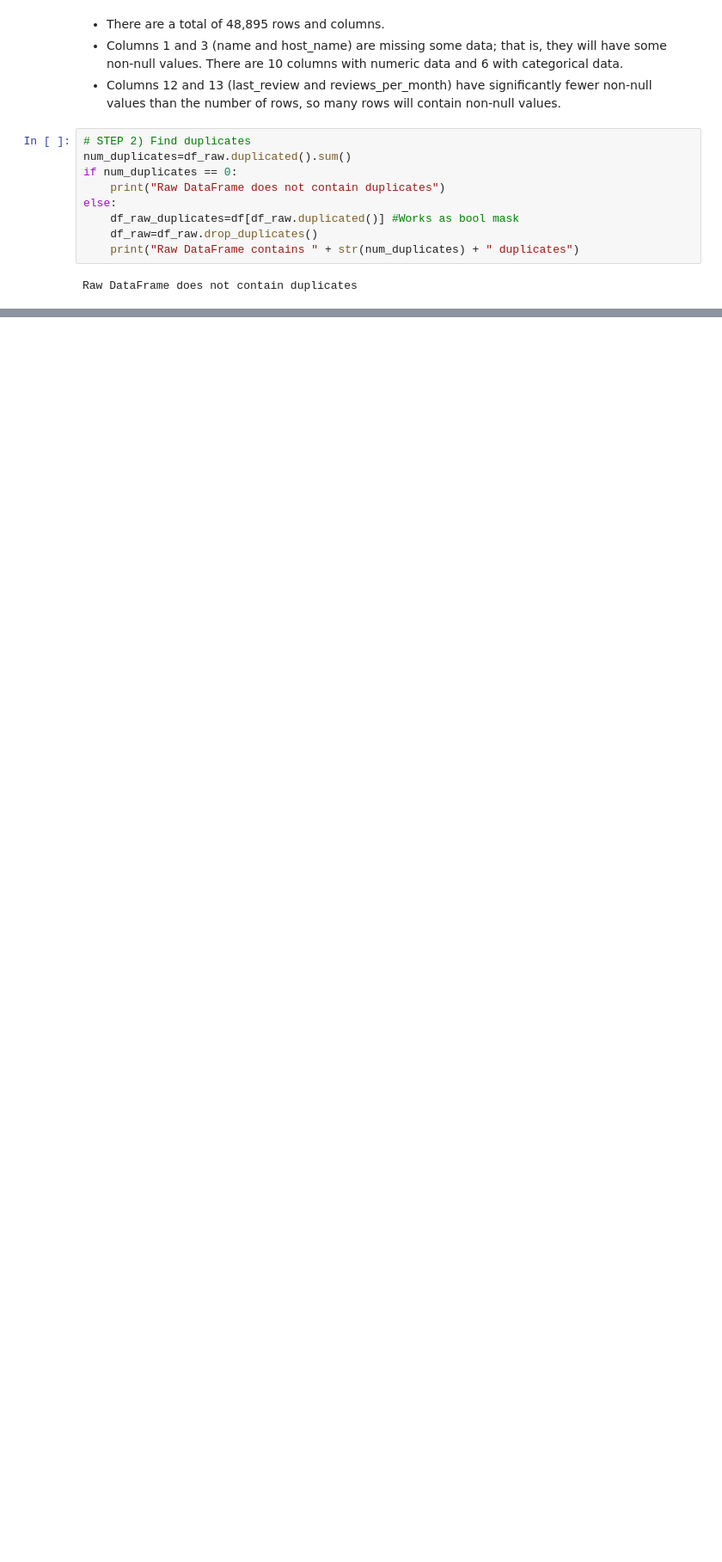
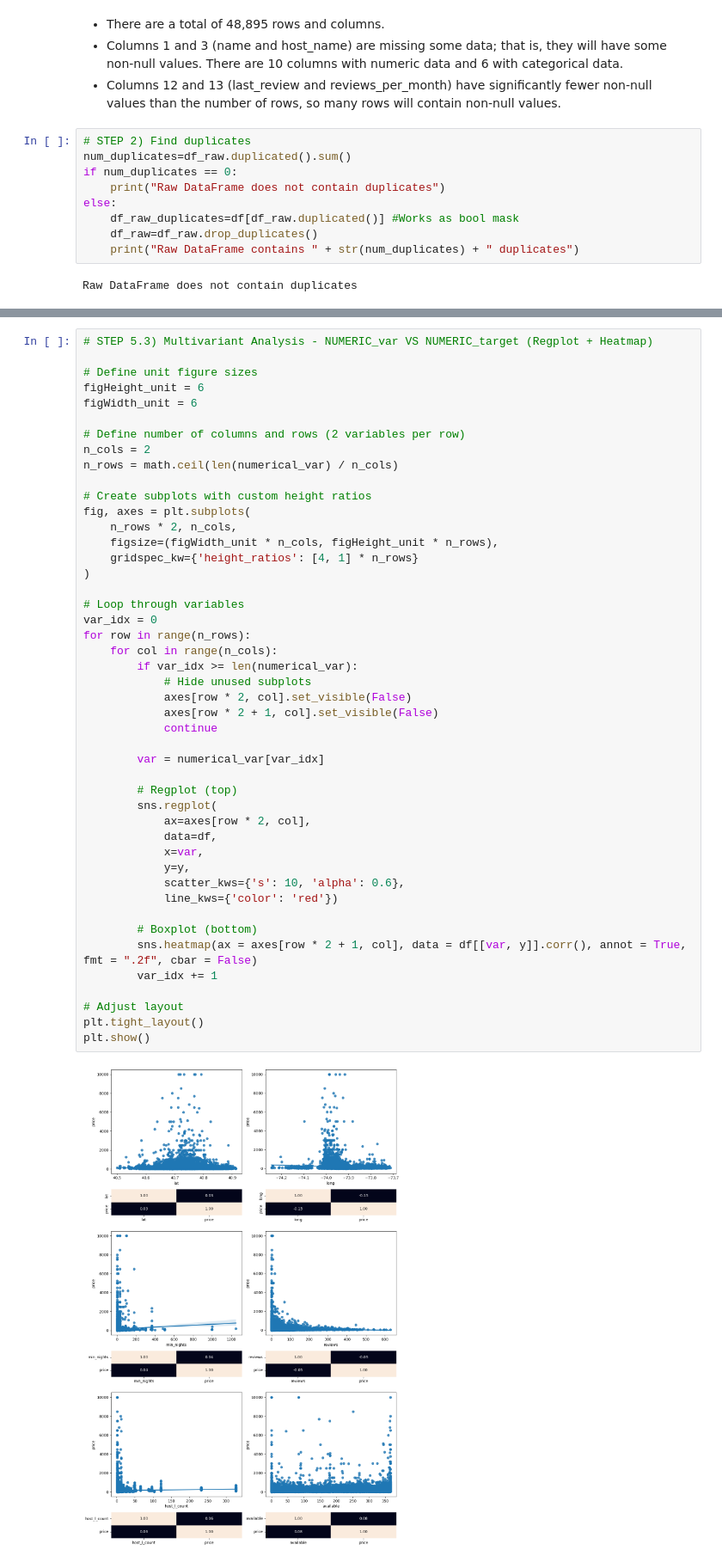
Before and after one commit to cbadil12/exploratory-data-analysis-project, a Jupyter notebook: src/explore.ipynb, the cells around one changed output, grey strips where cells are left out. Shown at 86% size. Drawn from its saved outputs; the diff is of its cells as text; blank space fills up the shorter version.

```diff
--- a/src/explore.ipynb
+++ b/src/explore.ipynb
@@ -155,0 +336,48 @@ print(df.minimum_nights.value_counts())
+# %%
+# STEP 5.3) Multivariant Analysis - NUMERIC_var VS NUMERIC_target (Regplot + Heatmap)
+
+# Define unit figure sizes
+figHeight_unit = 6
+figWidth_unit = 6
+
+# Define number of columns and rows (2 variables per row)
+n_cols = 2
+n_rows = math.ceil(len(numerical_var) / n_cols)
+
+# Create subplots with custom height ratios
+fig, axes = plt.subplots(
+    n_rows * 2, n_cols,
+    figsize=(figWidth_unit * n_cols, figHeight_unit * n_rows),
+    gridspec_kw={'height_ratios': [4, 1] * n_rows}
+)
+
+# Loop through variables
+var_idx = 0
+for row in range(n_rows):
+    for col in range(n_cols):
+        if var_idx >= len(numerical_var):
+            # Hide unused subplots
+            axes[row * 2, col].set_visible(False)
+            axes[row * 2 + 1, col].set_visible(False)
+            continue
+
+        var = numerical_var[var_idx]
+
+        # Regplot (top)
+        sns.regplot(
+            ax=axes[row * 2, col],
+            data=df,
+            x=var,
+            y=y,
+            scatter_kws={'s': 10, 'alpha': 0.6},
+            line_kws={'color': 'red'})
+
+        # Boxplot (bottom)
+        sns.heatmap(ax = axes[row * 2 + 1, col], data = df[[var, y]].corr(), annot = True, fmt = ".2f", cbar = False)
+        var_idx += 1
+
+# Adjust layout
+plt.tight_layout()
+plt.show()
+# %% [output]
+[figure, added]
```
Also changed, not shown: parts of 14 cells of this notebook.
